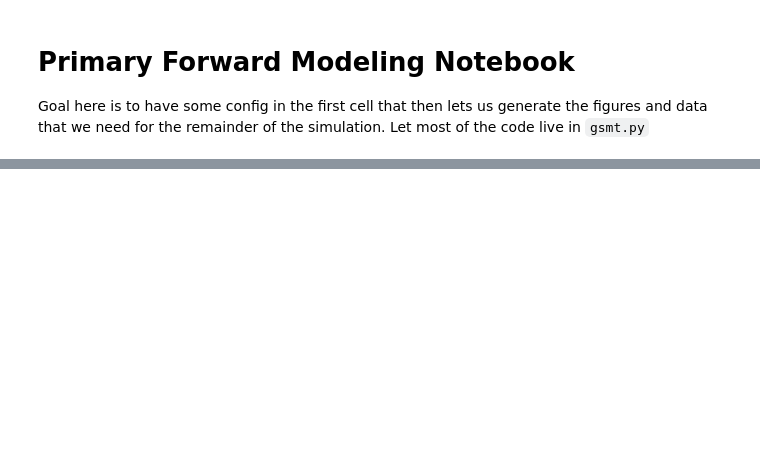
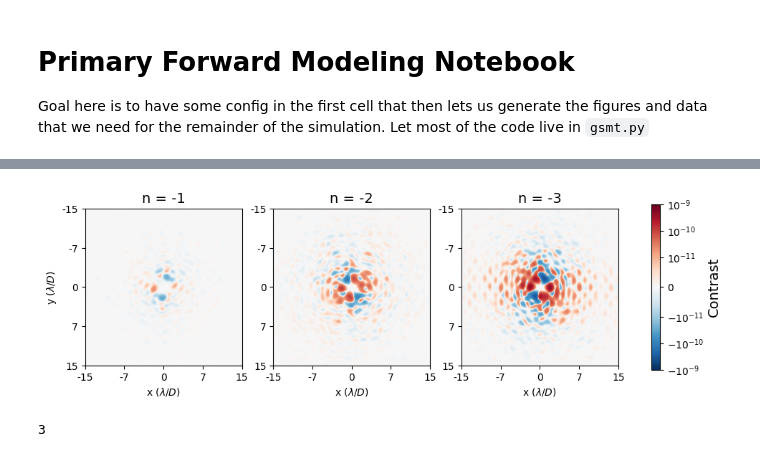
Before and after one commit to Jashcraf/polarization-gsmts-II, a Jupyter notebook: main_coro_model.ipynb, the cells around one changed output, grey strips where cells are left out. Drawn from its saved outputs; the diff is of its cells as text; code cells hidden in the pictures; blank space fills up the shorter version.

```diff
--- a/main_coro_model.ipynb
+++ b/main_coro_model.ipynb
@@ -79,0 +124,31 @@ imshow_field(prop(wvfnt).intensity)
+# %%
+# Focal plane ticks
+plt.style.use('default')
+shape = wfout.power.shaped.shape[0]
+ticks = np.linspace(0,shape,5)
+ticklabels = np.linspace(-15,15,len(ticks))
+ticklabels_str = [str(int(i)) for i in ticklabels]
+i = 1
+data = [np.load(f'gmt_al2o3_order6_expm{i}.npy').reshape([shape,shape]) for i in range(1,4)]
+fig,axs = plt.subplots(figsize=[12,3],ncols=3)
+for ax,dat in zip(axs,data):
+    im = ax.imshow((dat-nominal.reshape([shape,shape]))/norm,cmap='RdBu_r',norm=SymLogNorm(1e-11,vmin=-1e-9,vmax=1e-9))
+    ax.set_title(f'n = -{i}',fontsize=14)
+    i += 1
+
+    # config focal tix
+    ax.set_xticks(ticks-0.5) # half pixel offset fixes tick placement
+    ax.set_xticklabels(ticklabels_str)
+    ax.set_yticks(ticks-0.5) # half pixel offset fixes tick placement
+    ax.set_yticklabels(ticklabels_str)
+    ax.set_xlabel('x '+r'($\lambda / D$)')
+axs[0].set_ylabel('y '+r'($\lambda / D$)')
+cb = fig.colorbar(im,ax=axs)
+cb.set_label(label='Contrast',size=14)
+plt.show()
+# %% [output]
+[figure, added]
+# %%
+len(data)
+# %% [output]
+3
```
Also changed, not shown: parts of 16 cells of this notebook, 7 other files.
